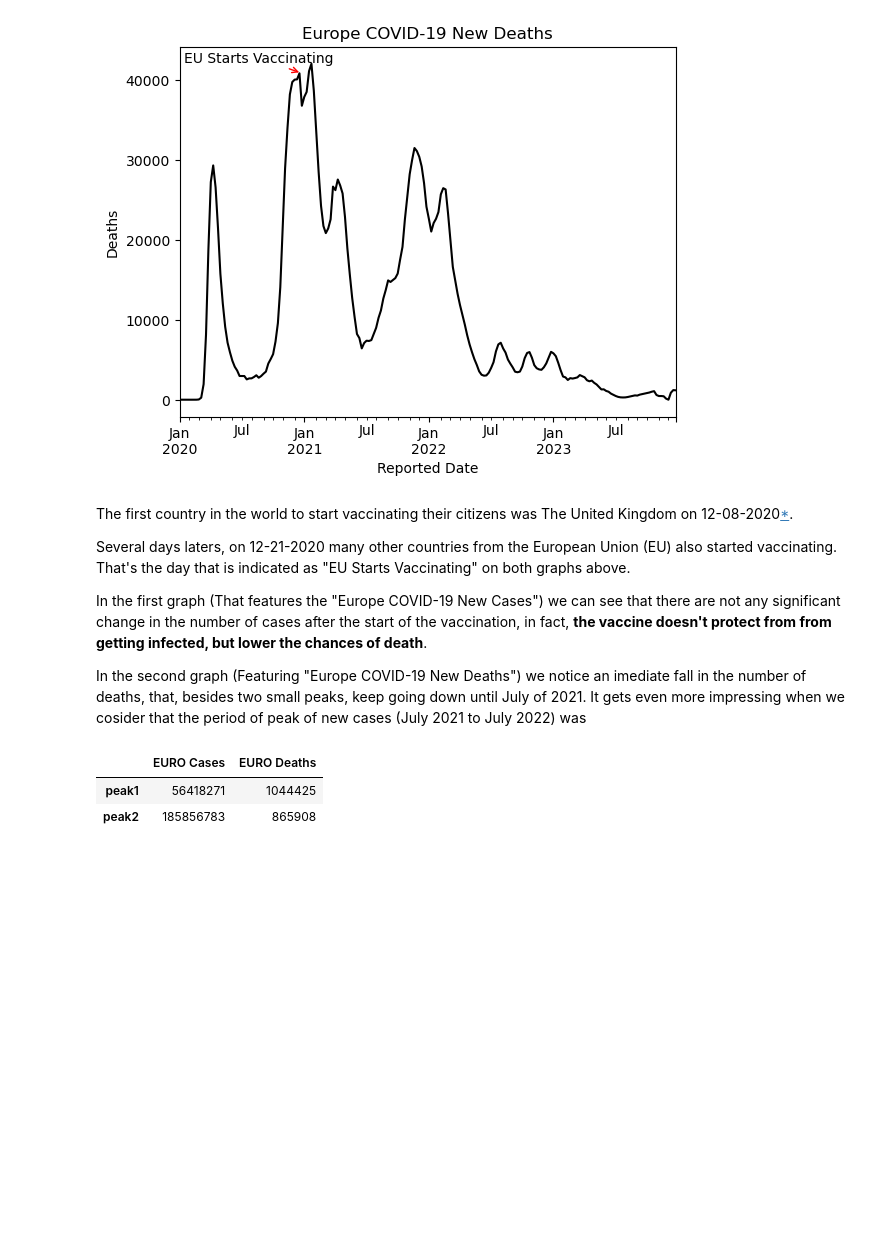
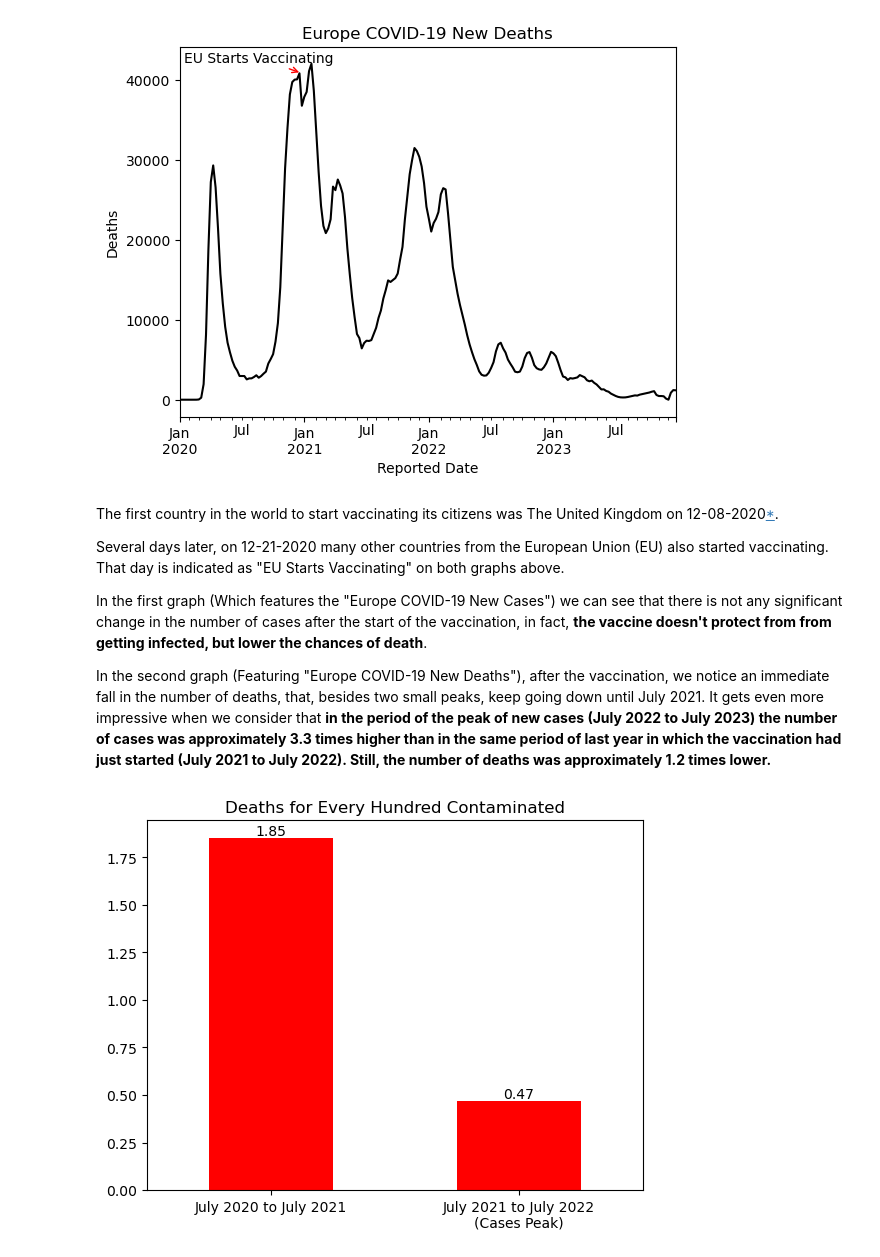
Before and after one commit to VictorioMaculan/pro-vaccine-statistics, a Jupyter notebook: Articles/english.ipynb, the cells around one changed output. Cells and saved outputs as stored; diff of their text form; code cells hidden in the pictures; blank space fills up the shorter version.

```diff
--- a/Articles/english.ipynb
+++ b/Articles/english.ipynb
@@ -10,7 +10,7 @@ import pandas as pd
 import numpy as np
 from matplotlib import pyplot as plt
 # %%
-covid = pd.read_csv('../Databases/covid19-cases-and-deaths.csv',
+covid = pd.read_csv('../databases/covid19-cases-and-deaths.csv',
                     index_col='Date_reported', parse_dates=True)
 covid_vacs = pd.read_csv('../databases/covid19-vaccination-data.csv', index_col='COUNTRY')
 # %% [markdown]
@@ -47,22 +47,24 @@ graph2.annotate('EU Starts Vaccinating',
 # %% [output]
 [figure]
 # %% [markdown]
-The first country in the world to start vaccinating their citizens was The United Kingdom on 12-08-2020[\*](https://en.wikipedia.org/wiki/COVID-19_vaccination_in_the_United_Kingdom).
+The first country in the world to start vaccinating its citizens was The United Kingdom on 12-08-2020[\*](https://en.wikipedia.org/wiki/COVID-19_vaccination_in_the_United_Kingdom).
 
-Several days laters, on 12-21-2020 many other countries from the European Union (EU) also started vaccinating. That's the day that is indicated as "EU Starts Vaccinating" on both graphs above.
+Several days later, on 12-21-2020 many other countries from the European Union (EU) also started vaccinating. That day is indicated as "EU Starts Vaccinating" on both graphs above.
 
-In the first graph (That features the "Europe COVID-19 New Cases") we can see that there are not any significant change in the number of cases after the start of the vaccination, in fact, **the vaccine doesn't protect from from getting infected, but lower the chances of death**.
+In the first graph (Which features the "Europe COVID-19 New Cases") we can see that there is not any significant change in the number of cases after the start of the vaccination, in fact, **the vaccine doesn't protect from from getting infected, but lower the chances of death**.
 
-In the second graph (Featuring "Europe COVID-19 New Deaths") we notice an imediate fall in the number of deaths, that, besides two small peaks, keep going down until July of 2021. It gets even more impressing when we cosider that the period of peak of new cases (July 2021 to July 2022) was
+In the second graph (Featuring "Europe COVID-19 New Deaths"), after the vaccination, we notice an immediate fall in the number of deaths, that, besides two small peaks, keep going down until July 2021. It gets even more impressive when we consider that **in the period of the peak of new cases (July 2022 to July 2023) the number of cases was approximately 3.3 times higher than in the same period of last year in which the vaccination had just started (July 2021 to July 2022). Still, the number of deaths was approximately 1.2 times lower.**
 # %%
 peak1 = pd.merge(europe_cases['2020-07':'2021-07'], europe_deaths['2020-07':'2021-07'],
-                right_index=True, left_index=True)
+                right_index=True, left_index=True).sum()
 peak2 = pd.merge(europe_cases['2021-07':'2022-07'], europe_deaths['2021-07':'2022-07'],
-                right_index=True, left_index=True)
+                right_index=True, left_index=True).sum()
 
-peaks_table = pd.DataFrame([peak1.sum(), peak2.sum()], index=['peak1', 'peak2'])
-peaks_table
+peaks_pct = pd.Series({'peak1': peak1['EURO Deaths'] * 100 / peak1['EURO Cases'],
+                       'peak2': peak2['EURO Deaths'] * 100 / peak2['EURO Cases']})
+
+graph3 = peaks_pct.plot.bar(title='Deaths for Every Hundred Contaminated', color='red')
+graph3.set_xticklabels(['July 2020 to July 2021', 'July 2021 to July 2022\n(Cases Peak)'], rotation=360)
+plt.bar_label(graph3.containers[0], peaks_pct.round(2));
 # %% [output]
-|  | EURO Cases | EURO Deaths |
-| peak1 | 56418271 | 1044425 |
-| peak2 | 185856783 | 865908 |
+[figure, added]
```
Also changed, not shown: parts of 6 cells of this notebook.
